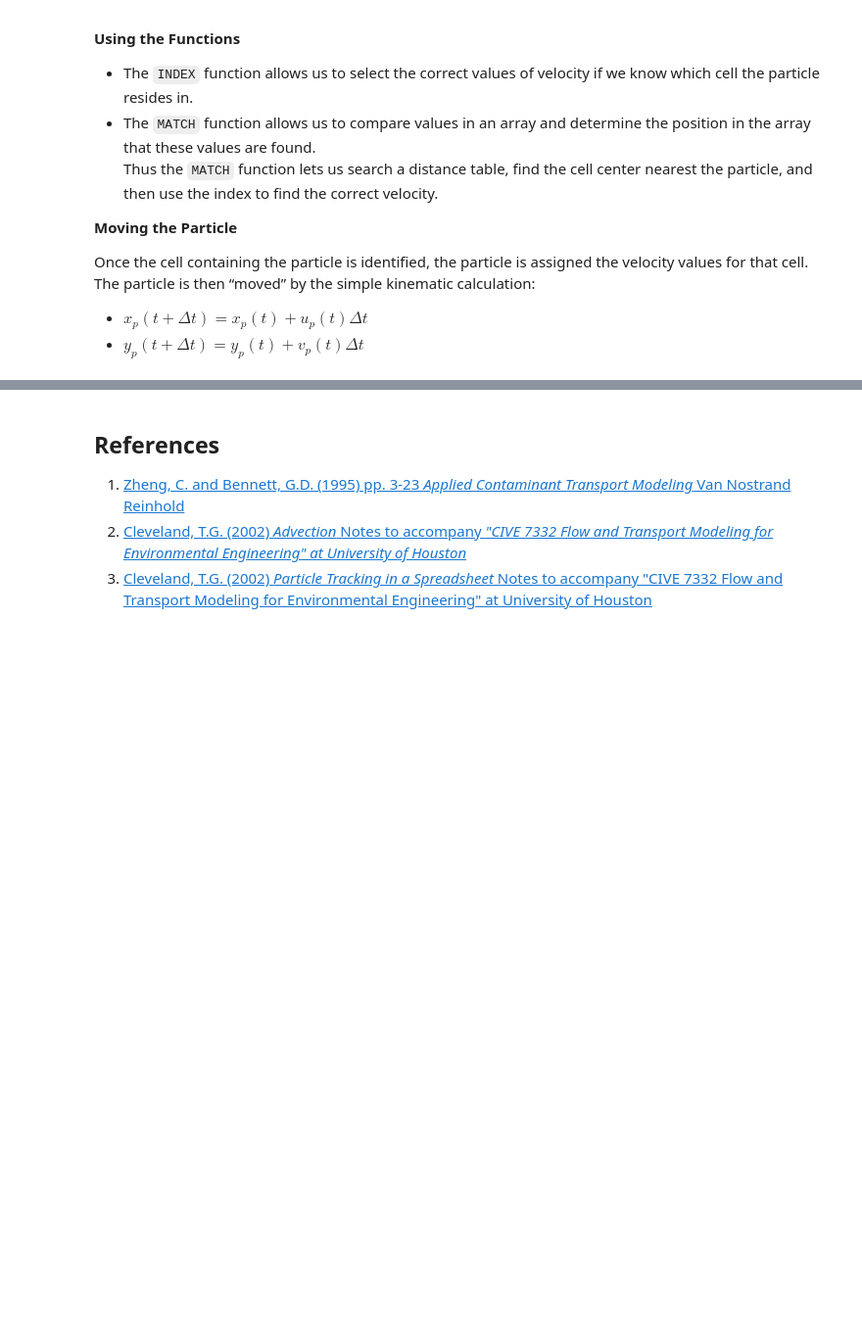
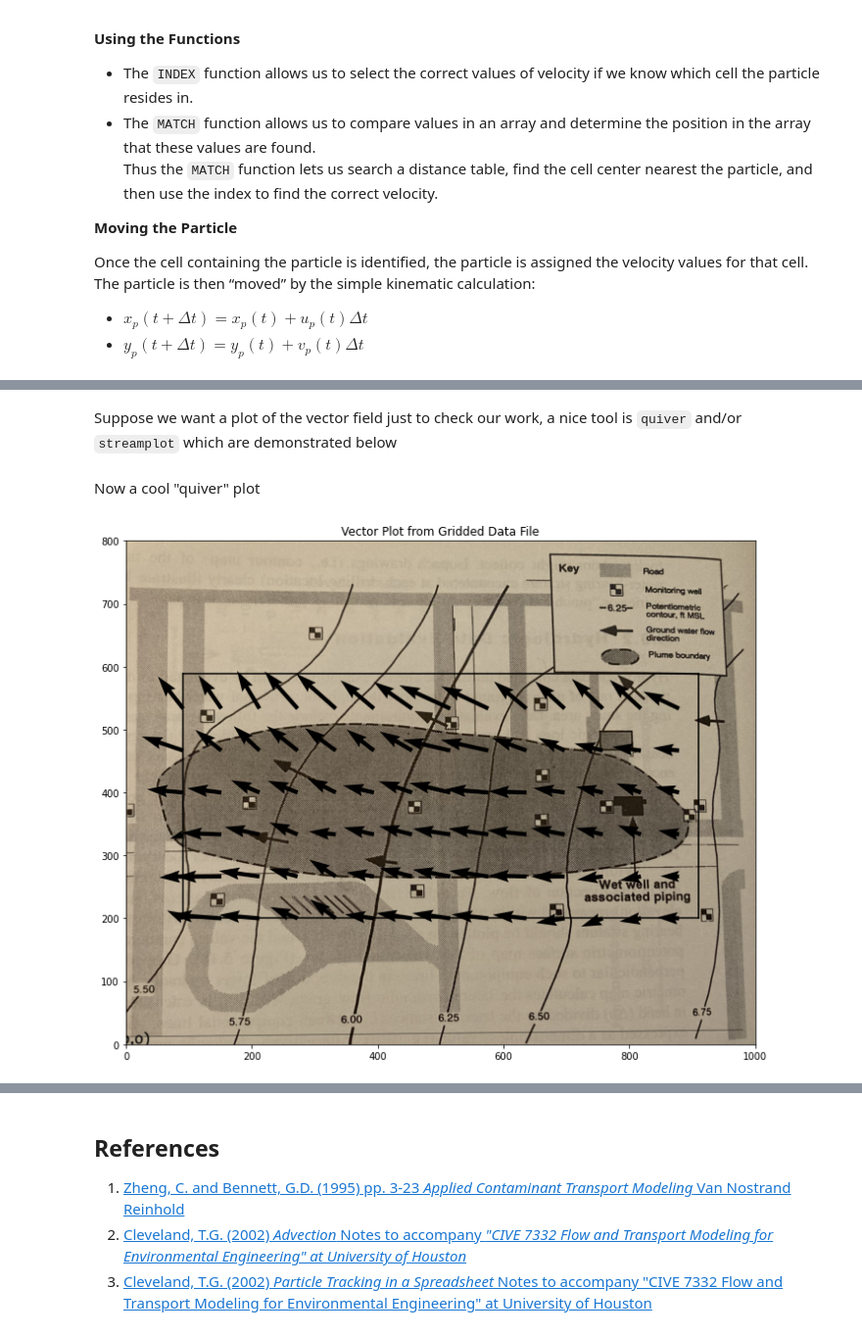
Before and after one commit to dustykat/ce-5364-webroot, a Jupyter notebook: ce5364notes/_build/jupyter_execute/chapters/5nonreactivetransport/3advection.ipynb, the cells around one changed output, grey strips where cells are left out. Shown at 98% size. Saved outputs shown, nothing was run; the diff lists cells and outputs as text; code cells hidden in the pictures; blank space fills up the shorter version.

```diff
--- a/ce5364notes/_build/jupyter_execute/chapters/5nonreactivetransport/3advection.ipynb
+++ b/ce5364notes/_build/jupyter_execute/chapters/5nonreactivetransport/3advection.ipynb
@@ -171,0 +380,51 @@ Closer view for particle 3:
+# %%
+Conductivity = 42.52 # feet/day
+Porosity = 0.30 # voids/bulk
+nrows = iyh - iyl
+ncols = ixh - ixl
+#Zero vectors for the velocity fields
+U = [[0 for j in range(ncols)] for i in range(nrows)]
+V = [[0 for j in range(ncols)] for i in range(nrows)]
+#Zero vectors for realinged mesh grid
+XG = [[0 for j in range(ncols)] for i in range(nrows)]
+YG = [[0 for j in range(ncols)] for i in range(nrows)]
+for j in range(ncols):
+    for i in range(nrows): #range(nrows)
+        U[i][j] = -1.0*(Conductivity/Porosity)*(Z[iyl+i][ixl+j]-Z[iyl+i][ixl+j-1])/(X[iyl+i][ixl+j]-X[iyl+i][ixl+j-1])  #- K dh/dx
+        V[i][j] = -1.0*(Conductivity/Porosity)*(Z[iyl+i][ixl+j]-Z[iyl+i-1][ixl+j])/(Y[iyl+i][ixl+j]-Y[iyl+i-1][ixl+j])  #- K dh/dy
+        XG[i][j] = X[iyl+i][ixl+j]
+        YG[i][j] = Y[iyl+i][ixl+j]
+# %% [markdown]
+Suppose we want a plot of the vector field just to check our work, a nice tool is `quiver` and/or `streamplot` which are demonstrated below
+# %%
+# convert to numpy arrays
+UU = numpy.asarray(U)
+VV = numpy.asarray(V)
+XX = numpy.asarray(XG)
+YY = numpy.asarray(YG)
+# %% [markdown]
+Now a cool "quiver" plot
+# %%
+if flag:
+    matplotlib.pyplot.rcParams["figure.figsize"] = [10.00, 8.00]
+    matplotlib.pyplot.rcParams["figure.autolayout"] = True
+    im = matplotlib.pyplot.imread("Fig5.18-Coordinates.png") # base image
+fig, ax = matplotlib.pyplot.subplots()
+if flag:
+    im = ax.imshow(im, extent=[-25, 1000, -125, 800])# sets X and Y plot window of basemap
+#fig.set_size_inches(14, 7)
+levels=[5.50,5.75,6.00,6.25,6.50,6.75]
+CS = ax.quiver(XX[::6, ::6], YY[::6, ::6], UU[::6, ::6], VV[::6, ::6], units='width')
+#ax.clabel(CS, inline=2, fontsize=12)
+ax.set_title('Vector Plot from Gridded Data File')
+ax.set_xlim([0,1000])
+ax.set_ylim([0,800]);
+ax.plot([xxl,xxh],[yyl,yyl],color="black")
+ax.plot([xxl,xxh],[yyh,yyh],color="black")
+ax.plot([xxl,xxl],[yyl,yyh],color="black")
+ax.plot([xxh,xxh],[yyl,yyh],color="black");
+
+#matplotlib.pyplot.quiver(XX[::6, ::6], YY[::6, ::6], UU[::6, ::6], VV[::6, ::6], units='width')
+#matplotlib.pyplot.streamplot(XX, YY, UU, VV, density=0.5, linewidth=2, color=None)
+# %% [output]
+[figure, added]
```
Also changed, not shown: parts of 11 cells of this notebook, 47 other files.
